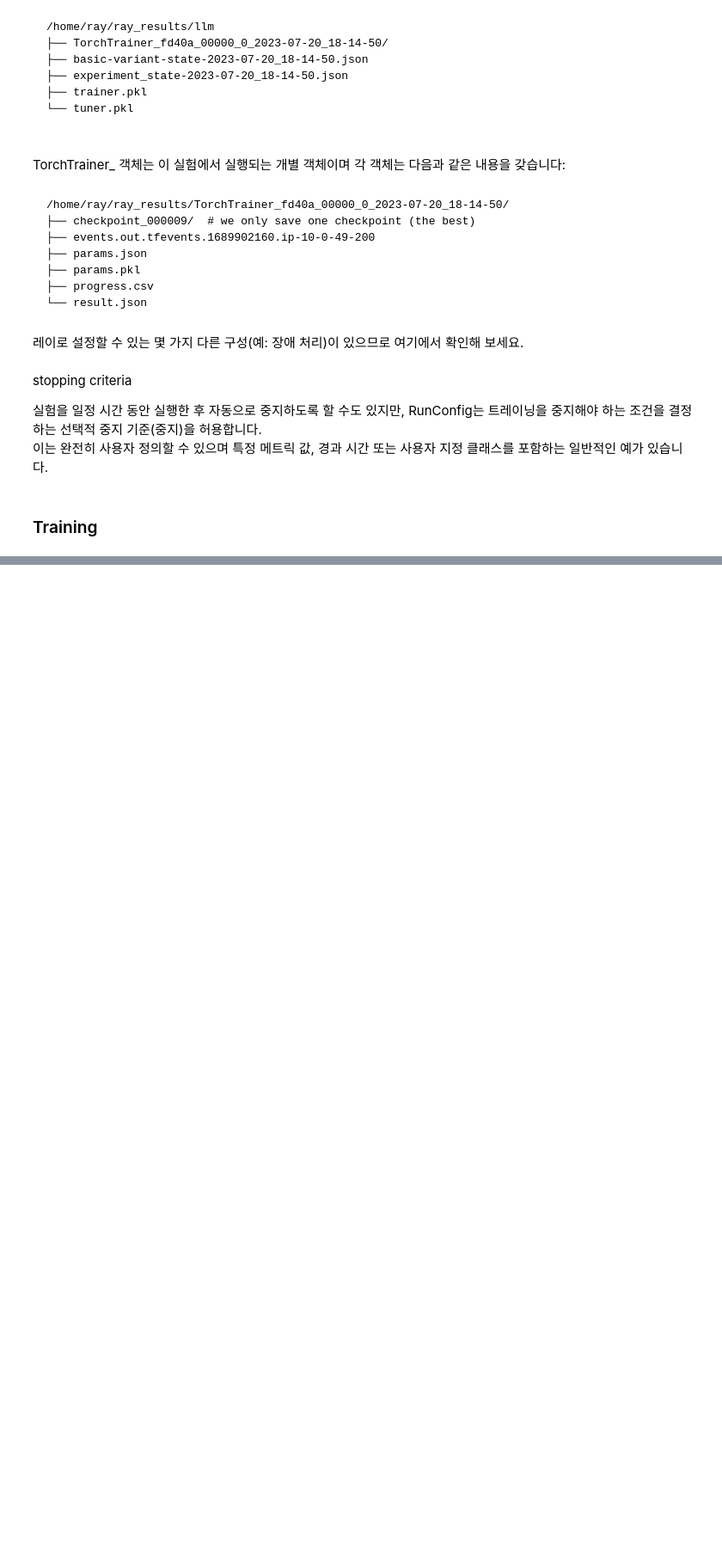
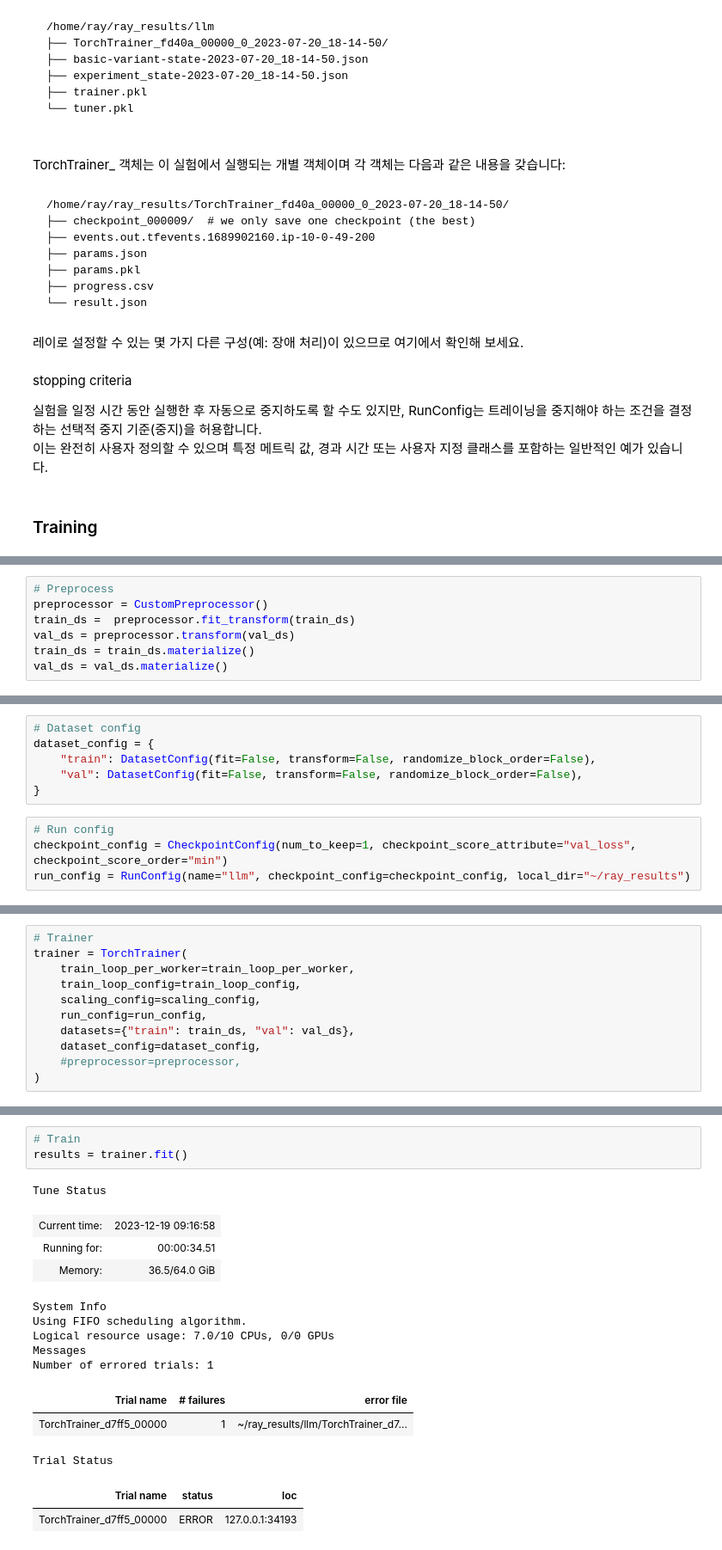
Before and after one commit to sguys99/self-study, a Jupyter notebook: made_with_ml/notebooks/made_with_ml ch3.ipynb, the cells around one changed output, grey strips where cells are left out. Shown: that part at 86% size. Drawn from its saved outputs; the diff is of its cells as text; blank space fills up the shorter version.

Commit message:
[made with ml] notebook ch3(training fault)

```diff
--- a/made_with_ml/notebooks/made_with_ml ch3.ipynb
+++ b/made_with_ml/notebooks/made_with_ml ch3.ipynb
@@ -680,0 +703,7 @@ stopping criteria
+# %%
+# Preprocess
+preprocessor = CustomPreprocessor()
+train_ds =  preprocessor.fit_transform(train_ds)
+val_ds = preprocessor.transform(val_ds)
+train_ds = train_ds.materialize()
+val_ds = val_ds.materialize()
@@ -680,0 +729,10 @@ stopping criteria
+# %%
+# Dataset config
+dataset_config = {
+    "train": DatasetConfig(fit=False, transform=False, randomize_block_order=False),
+    "val": DatasetConfig(fit=False, transform=False, randomize_block_order=False),
+}
+# %%
+# Run config
+checkpoint_config = CheckpointConfig(num_to_keep=1, checkpoint_score_attribute="val_loss", checkpoint_score_order="min")
+run_config = RunConfig(name="llm", checkpoint_config=checkpoint_config, local_dir="~/ray_results")
@@ -680,0 +744,11 @@ stopping criteria
+# %%
+# Trainer
+trainer = TorchTrainer(
+    train_loop_per_worker=train_loop_per_worker,
+    train_loop_config=train_loop_config,
+    scaling_config=scaling_config,
+    run_config=run_config,
+    datasets={"train": train_ds, "val": val_ds},
+    dataset_config=dataset_config,
+    #preprocessor=preprocessor,
+)
@@ -680,0 +757,18 @@ stopping criteria
+# %%
+# Train
+results = trainer.fit()
+# %% [output]
+Tune Status
+| Current time: | 2023-12-19 09:16:58 |
+| Running for: | 00:00:34.51 |
+| Memory: | 36.5/64.0 GiB |
+System Info
+Using FIFO scheduling algorithm.
+Logical resource usage: 7.0/10 CPUs, 0/0 GPUs
+Messages
+Number of errored trials: 1
+| Trial name | # failures | error file |
+| TorchTrainer_d7ff5_00000 | 1 | ~/ray_results/llm/TorchTrainer_d7... |
+Trial Status
+| Trial name | status | loc |
+| TorchTrainer_d7ff5_00000 | ERROR | 127.0.0.1:34193 |
```
Also changed, not shown: parts of 18 cells of this notebook.
